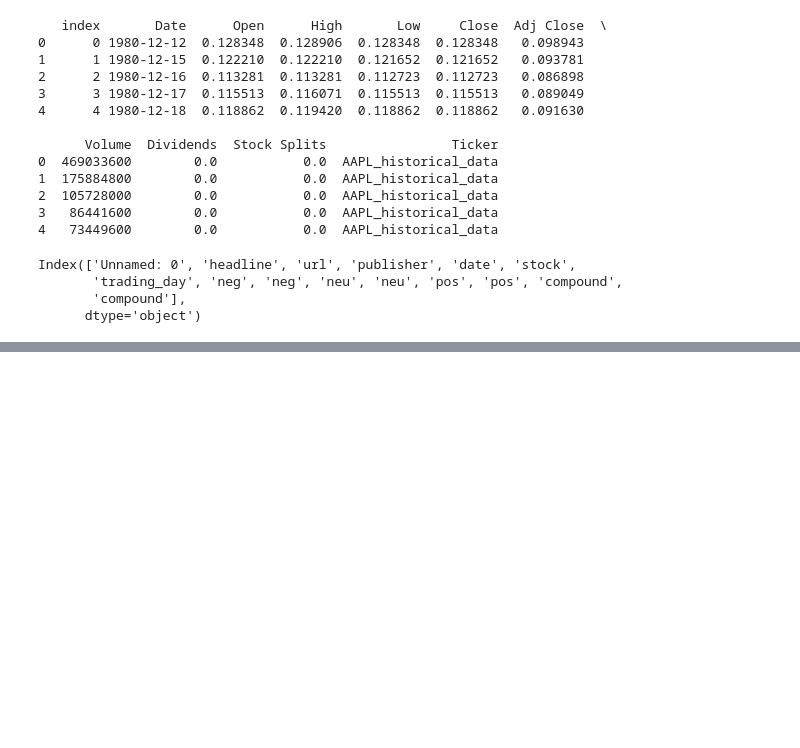
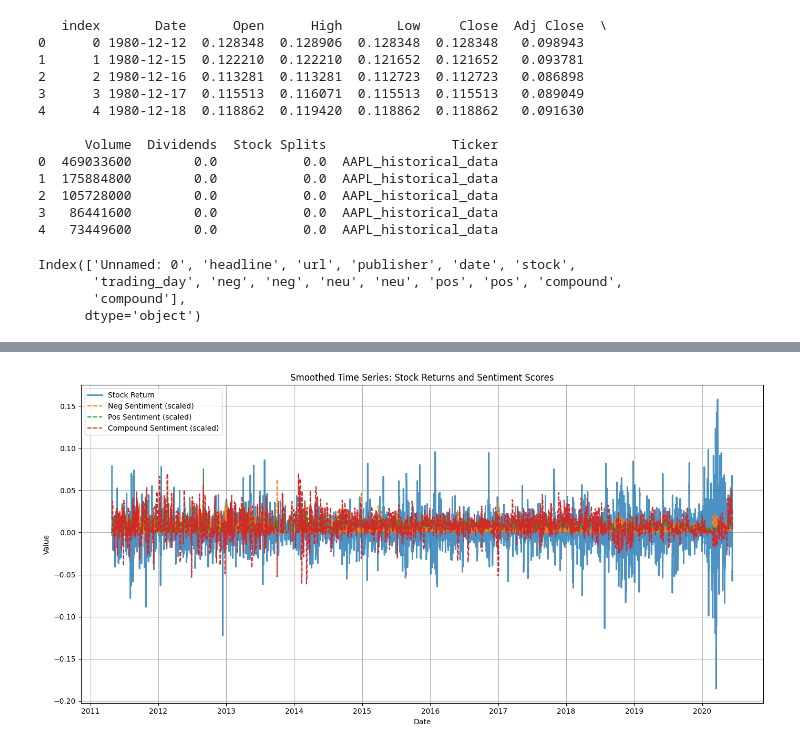
Before and after one commit to ayaf111/finance_week1, a Jupyter notebook: notebooks/task_3.ipynb, the cells around one changed output, grey strips where cells are left out. Cells and saved outputs as stored; diff of their text form; code cells hidden in the pictures; blank space fills up the shorter version.

Commit message:
visualization

```diff
--- a/notebooks/task_3.ipynb
+++ b/notebooks/task_3.ipynb
@@ -509,0 +541,5 @@ print(combined_stocks_df.head())
+# %%
+print(merged_new_df.columns)
+# Drop duplicate columns (keep only the first of each)
+merged_new_df = merged_new_df.loc[:, ~merged_new_df.columns.duplicated()]
+print(merged_new_df.head())
@@ -530,0 +609,31 @@ ValueError: array must not contain infs or NaNs
+# %%
+import matplotlib.pyplot as plt
+import pandas as pd
+
+# Ensure 'trading_day' is in datetime format and sort the data
+merged_new_df['trading_day'] = pd.to_datetime(merged_new_df['trading_day'])
+merged_new_df = merged_new_df.sort_values(by='trading_day')
+
+# Optionally apply rolling average for smoothing (e.g., 7-day)
+merged_new_df['stock_return_smooth'] = merged_new_df['stock_return'].rolling(window=7, min_periods=1).mean()
+merged_new_df['neg_smooth'] = merged_new_df['neg'].rolling(window=7, min_periods=1).mean()
+merged_new_df['pos_smooth'] = merged_new_df['pos'].rolling(window=7, min_periods=1).mean()
+merged_new_df['compound_smooth'] = merged_new_df['compound'].rolling(window=7, min_periods=1).mean()
+
+# Plotting
+plt.figure(figsize=(14, 7))
+
+plt.plot(merged_new_df['trading_day'], merged_new_df['stock_return_smooth'], label='Stock Return', alpha=0.8, linewidth=2)
+plt.plot(merged_new_df['trading_day'], merged_new_df['neg_smooth'] * 0.1, label='Neg Sentiment (scaled)', linestyle='--')
+plt.plot(merged_new_df['trading_day'], merged_new_df['pos_smooth'] * 0.1, label='Pos Sentiment (scaled)', linestyle='--')
+plt.plot(merged_new_df['trading_day'], merged_new_df['compound_smooth'] * 0.1, label='Compound Sentiment (scaled)', linestyle='--')
+
+plt.xlabel('Date')
+plt.ylabel('Value')
+plt.title('Smoothed Time Series: Stock Returns and Sentiment Scores')
+plt.legend()
+plt.grid(True)
+plt.tight_layout()
+plt.show()
+# %% [output]
+[figure, added]
```
Also changed, not shown: parts of 10 cells of this notebook.
